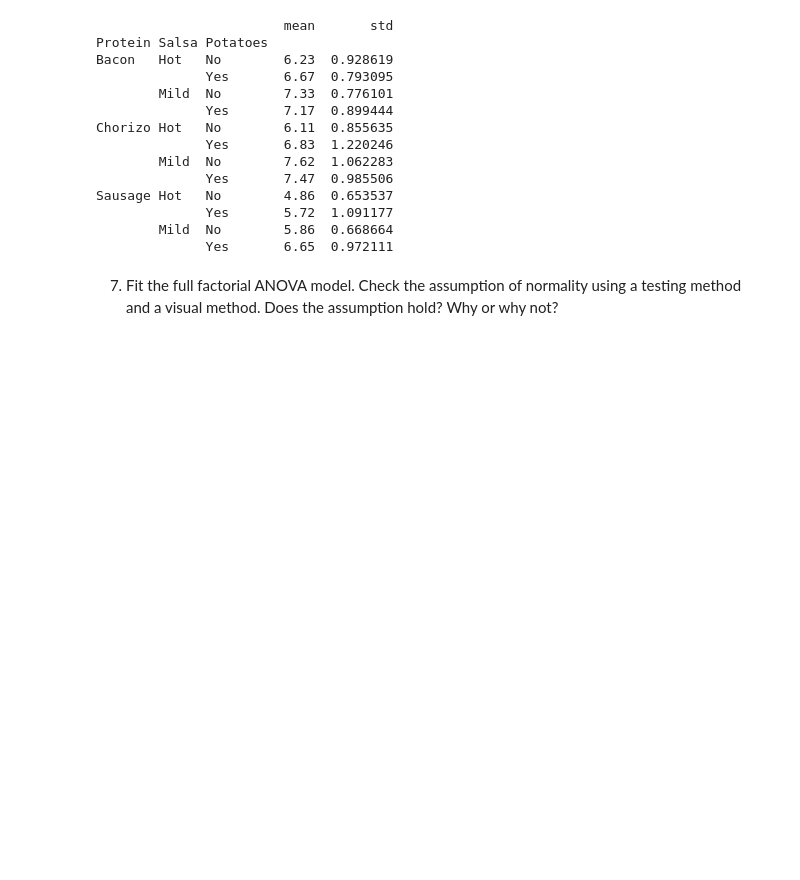
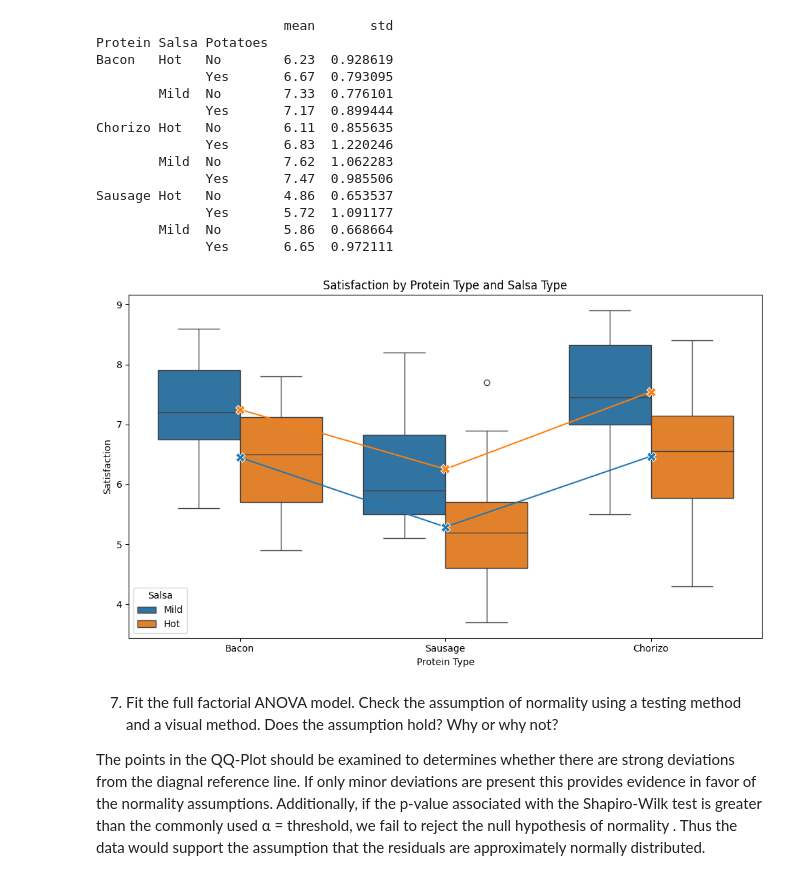
Before and after one commit to morales-evelyn/STAT-7220-Applied-Experimental-Design, a Jupyter notebook: Assignments/Final-Exam/Final-Exam.ipynb, the cells around one changed output. Saved outputs shown, nothing was run; the diff lists cells and outputs as text; code cells hidden in the pictures; blank space fills up the shorter version.

```diff
--- a/Assignments/Final-Exam/Final-Exam.ipynb
+++ b/Assignments/Final-Exam/Final-Exam.ipynb
@@ -108,6 +157,71 @@ Sausage Hot   No        4.86  0.653537
               Yes       6.65  0.972111
 # %%
 ## Question 6 Code ##
+## Importing necessary libraries ##
+import pandas as pd
+import numpy as np
+import seaborn as sns
+import matplotlib.pyplot as plt
+from plotnine import *
+from plotnine.positions import position_dodge
+import statsmodels.api as sm
+from statsmodels.formula.api import ols
+from statsmodels.stats.diagnostic import het_breuschpagan
+from scipy import stats
+
+## Prepare Interaction Means ##
+
+int_means = burritos.groupby(
+    ['Protein','Salsa']
+)['Satisfaction'].mean().reset_index()
+
+## Create Figure ##
+
+fig, ax = plt.subplots(figsize=(10,6))
+
+## Boxplot ##
+
+sns.boxplot(
+    data=burritos,
+    x='Protein',
+    y='Satisfaction',
+    hue='Salsa',
+    dodge=True,
+    ax=ax,
+    zorder=2
+)
+
+## Overlay Interaction Mean Lines ##
+
+sns.lineplot(
+    data=int_means,
+    x='Protein',
+    y='Satisfaction',
+    hue='Salsa',
+    marker='X',
+    markersize=10,
+    estimator=None,
+    ax=ax,
+    zorder=3,
+    legend=False
+)
+
+## Titles and Labels ##
+
+ax.set_title(
+    'Satisfaction by Protein Type and Salsa Type'
+)
+
+ax.set_xlabel('Protein Type')
+ax.set_ylabel('Satisfaction')
+
+plt.tight_layout()
+plt.show()
+# %% [output]
+[figure, added]
 # %% [markdown]
 7. Fit the full factorial ANOVA model. Check the assumption of normality using a testing method and a visual method. Does the assumption hold? Why or why not?
+
+The points in the QQ-Plot should be examined to determines whether there are strong deviations from the diagnal reference line. If only minor deviations are present this provides evidence in favor of the normality assumptions.
+Additionally, if the p-value associated with the Shapiro-Wilk test is greater than the commonly used α =  threshold, we fail to reject the null hypothesis of normality . Thus the data would support the assumption that the residuals are approximately normally distributed.
 # %%
```
Also changed, not shown: parts of 26 cells of this notebook.
